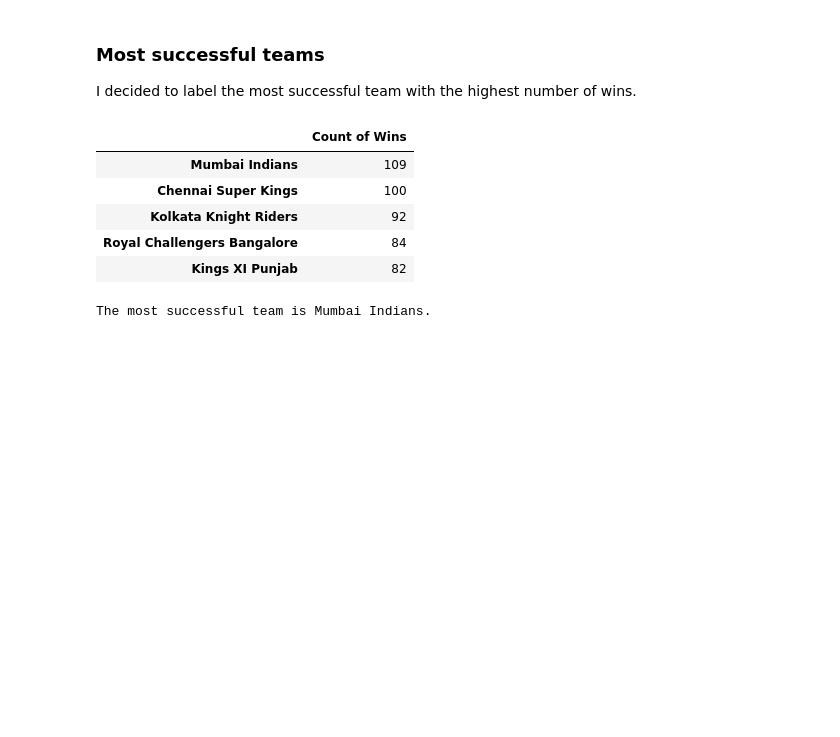
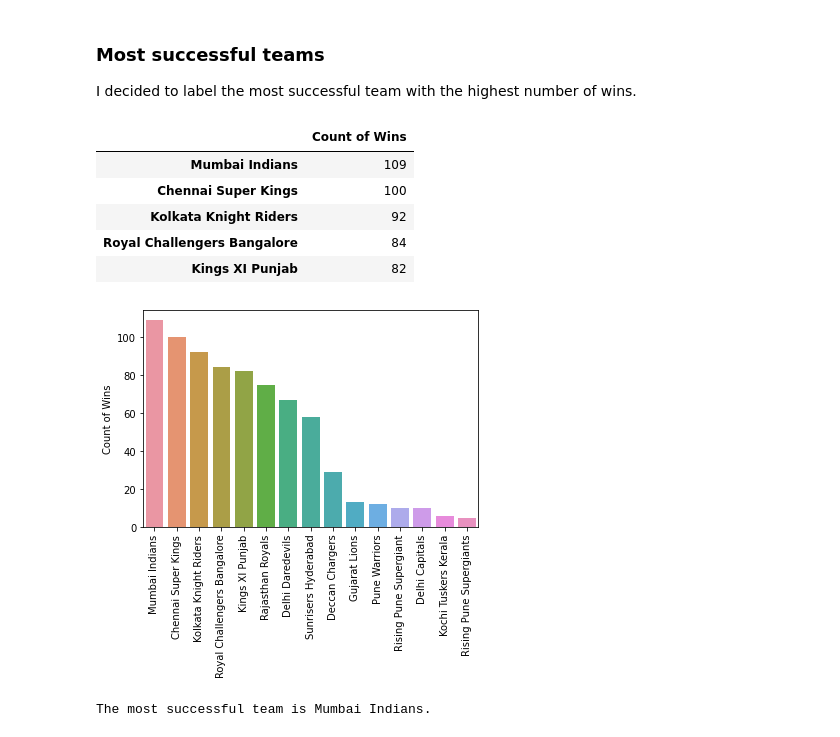
Before and after one commit to cryptic-monster/eda-sports, a Jupyter notebook: sports-eda.ipynb, the cells around one changed output. Drawn from its saved outputs; the diff is of its cells as text; code cells hidden in the pictures; blank space fills up the shorter version.

```diff
--- a/sports-eda.ipynb
+++ b/sports-eda.ipynb
@@ -134,6 +135,13 @@ sucTeam.head()
 | Kolkata Knight Riders | 92 |
 | Royal Challengers Bangalore | 84 |
 | Kings XI Punjab | 82 |
+# %%
+# visualize
+sns.barplot(x=sucTeam.index, y='Count of Wins', data=sucTeam)
+plt.xticks(rotation='vertical')
+plt.show()
+# %% [output]
+[figure, added]
 # %%
 print('The most successful team is {}.'.format(sucTeam.index[0]))
 # %% [output]
```
Also changed, not shown: parts of 4 cells of this notebook, 1 other file.
